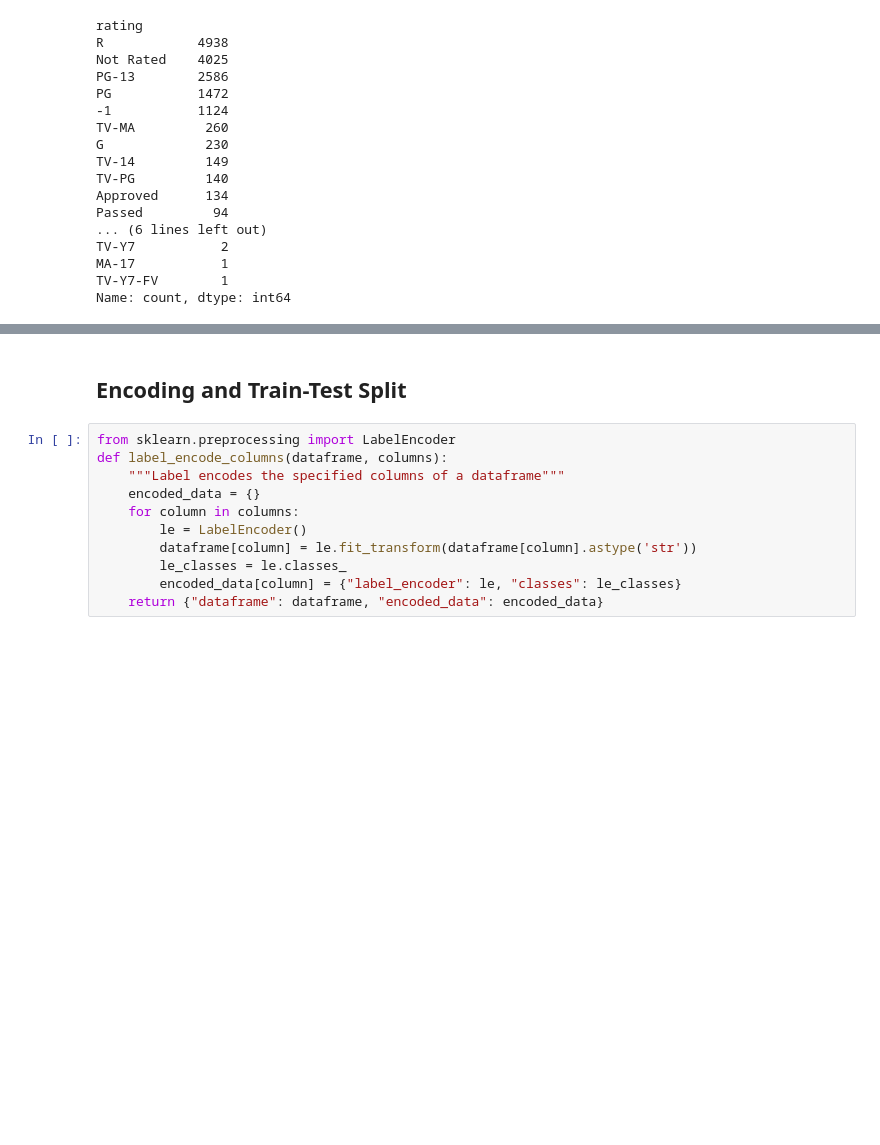
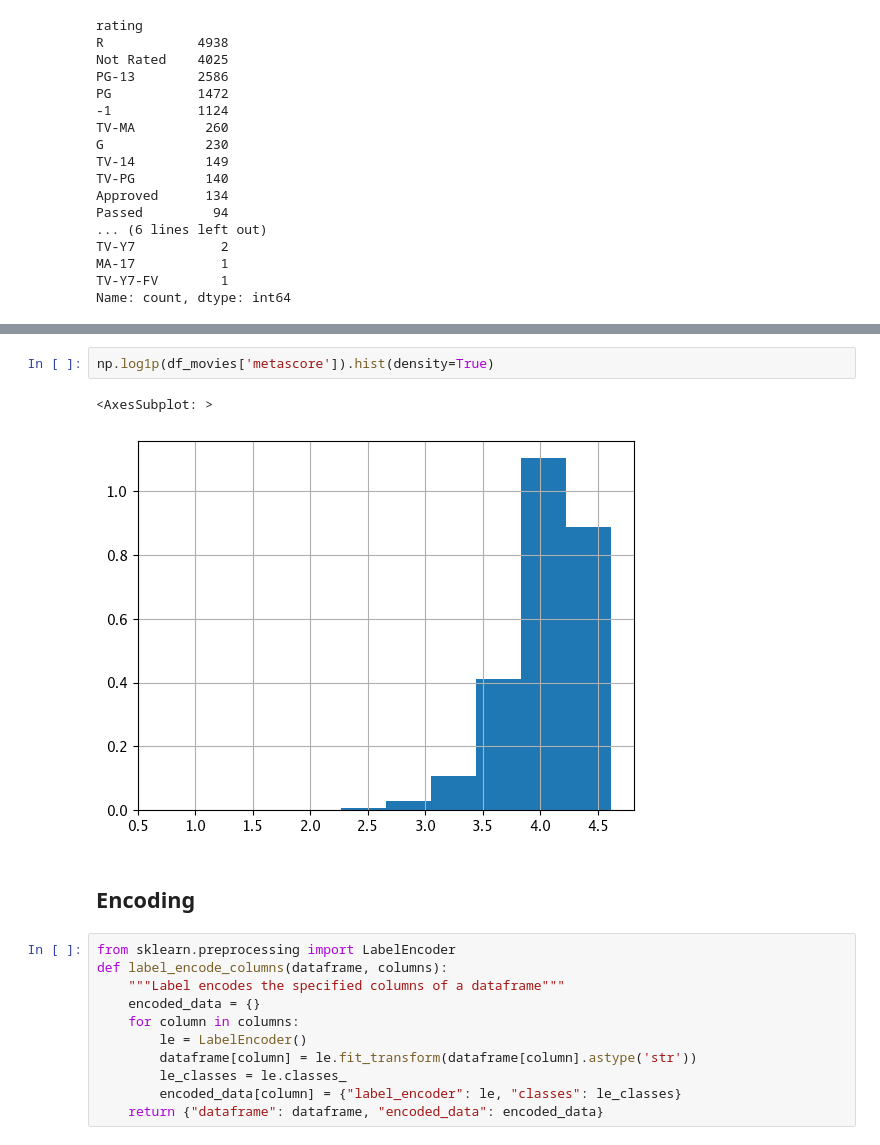
Before and after one commit to shantellesmith/movie_rating_prediction, a Jupyter notebook: notebooks/003_Modelling/Metacritic_Model.ipynb, the cells around one changed output, grey strips where cells are left out. Cells and saved outputs as stored; diff of their text form; blank space fills up the shorter version.

```diff
--- a/notebooks/003_Modelling/Metacritic_Model.ipynb
+++ b/notebooks/003_Modelling/Metacritic_Model.ipynb
@@ -62,5 +67,10 @@ Name: count, dtype: int64
+# %%
+np.log1p(df_movies['metascore']).hist(density=True)
+# %% [output]
+<AxesSubplot: >
+[figure, added]
 # %% [markdown]
-## Encoding and Train-Test Split
+## Encoding
 # %%
 from sklearn.preprocessing import LabelEncoder
 def label_encode_columns(dataframe, columns):
```
Also changed, not shown: parts of 5 cells of this notebook, 1 other file.
